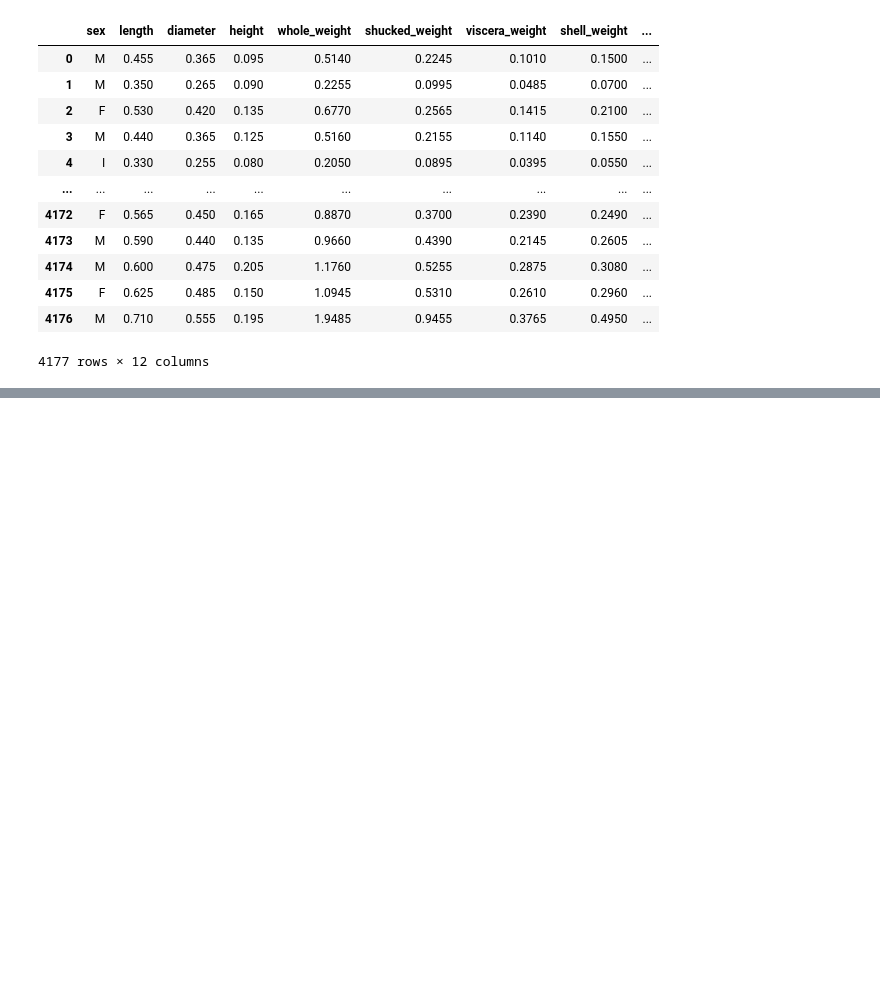
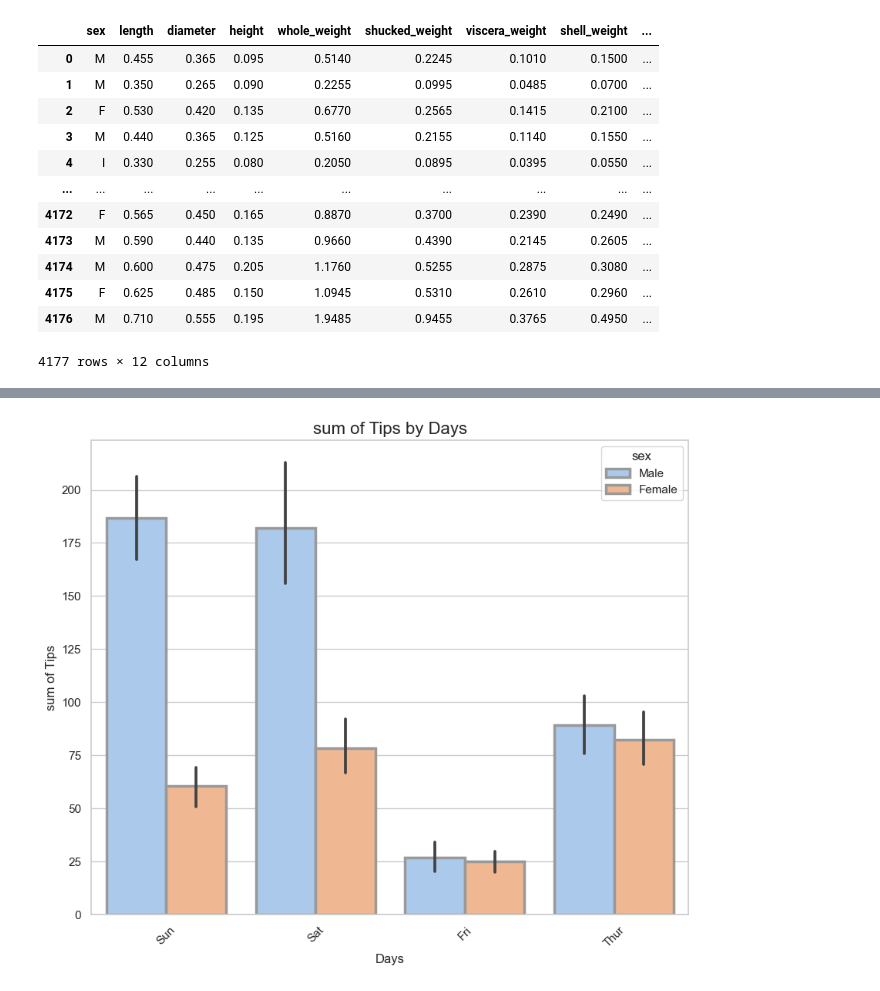
Before and after one commit to woojin0906/Python_Mechine_leaning_pr, a Jupyter notebook: pandas_Practice1.ipynb, the cells around one changed output, grey strips where cells are left out. Drawn from its saved outputs; the diff is of its cells as text; code cells hidden in the pictures; blank space fills up the shorter version.

```diff
--- a/pandas_Practice1.ipynb
+++ b/pandas_Practice1.ipynb
@@ -739,0 +822,25 @@ pd.concat([abalone_df, one_abalone_df], axis=1)
+# %%
+# seaborn을 활용한 시각화
+# sns.barplot(data=tips, # 데이터프레임
+            # x='day',
+            # y='tip',
+           #  estimator= np.sum)
+
+# 옵션 추가한 경우
+sns.barplot(data=tips, # 데이터프레임
+             x='day',
+             y='tip',
+             estimator= np.sum, # 평균도 가능
+             hue ='sex', # 색깔 구분으로 특정 컬럼값을 비교하고 싶을 때
+             palette ='pastel', # 위에서 했으므로 굳이 안해도됨
+             order=['Sun', 'Sat','Fri', 'Thur'], # xticks 순서
+             edgecolor = '.6', # 바 모서리 선명도
+             linewidth=2.5)  # 라인에 대한 두께설정
+
+plt.title('sum of Tips by Days', fontsize=16) # 차트 제목
+plt.xlabel('Days') #x축에 변수 넣기
+plt.ylabel('sum of Tips') # y축에 설명넣기
+plt.xticks(rotation=45) # X축 변수 글자크기, 회전 등
+plt.show()
+# %% [output]
+[figure, added]
```
Also changed, not shown: parts of 21 cells of this notebook.
